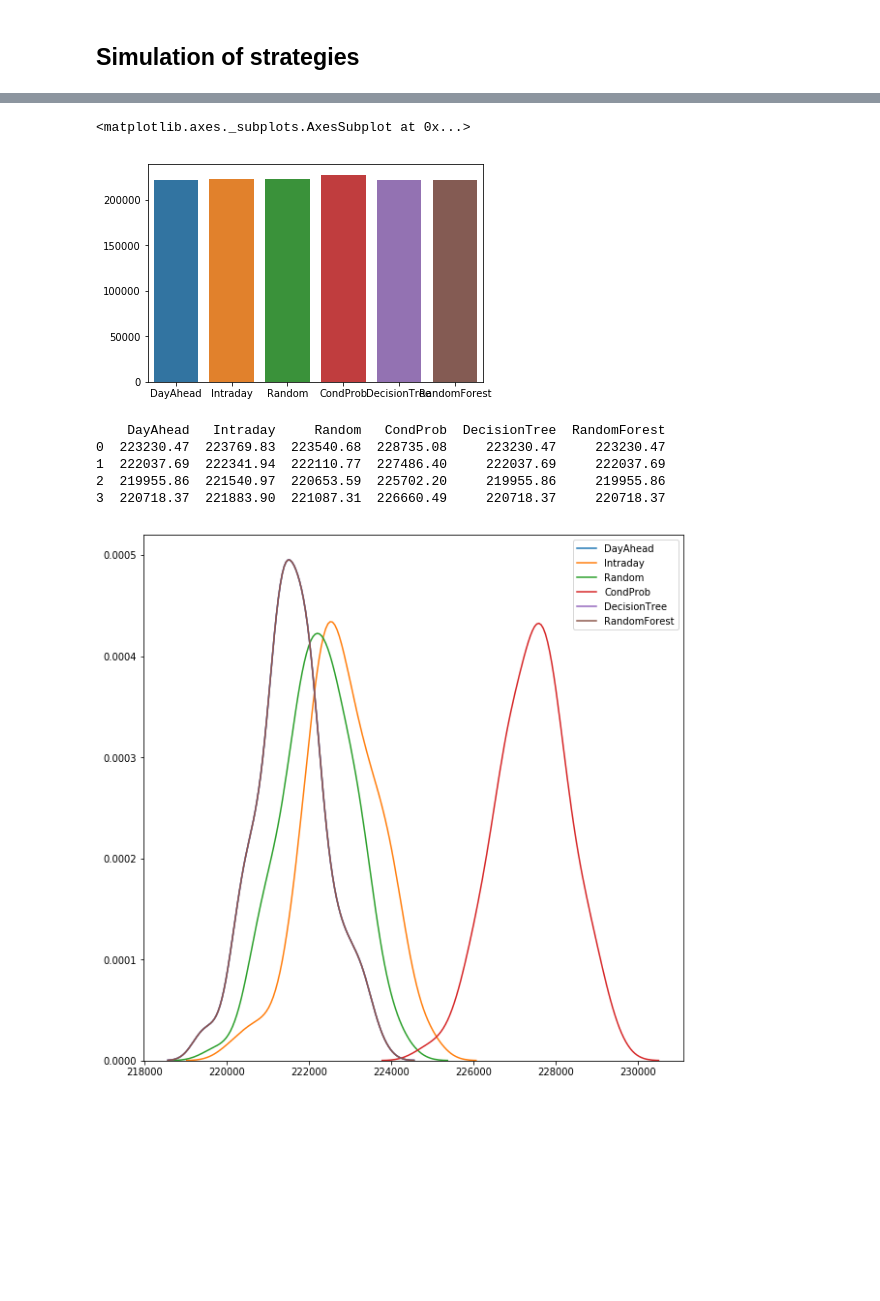
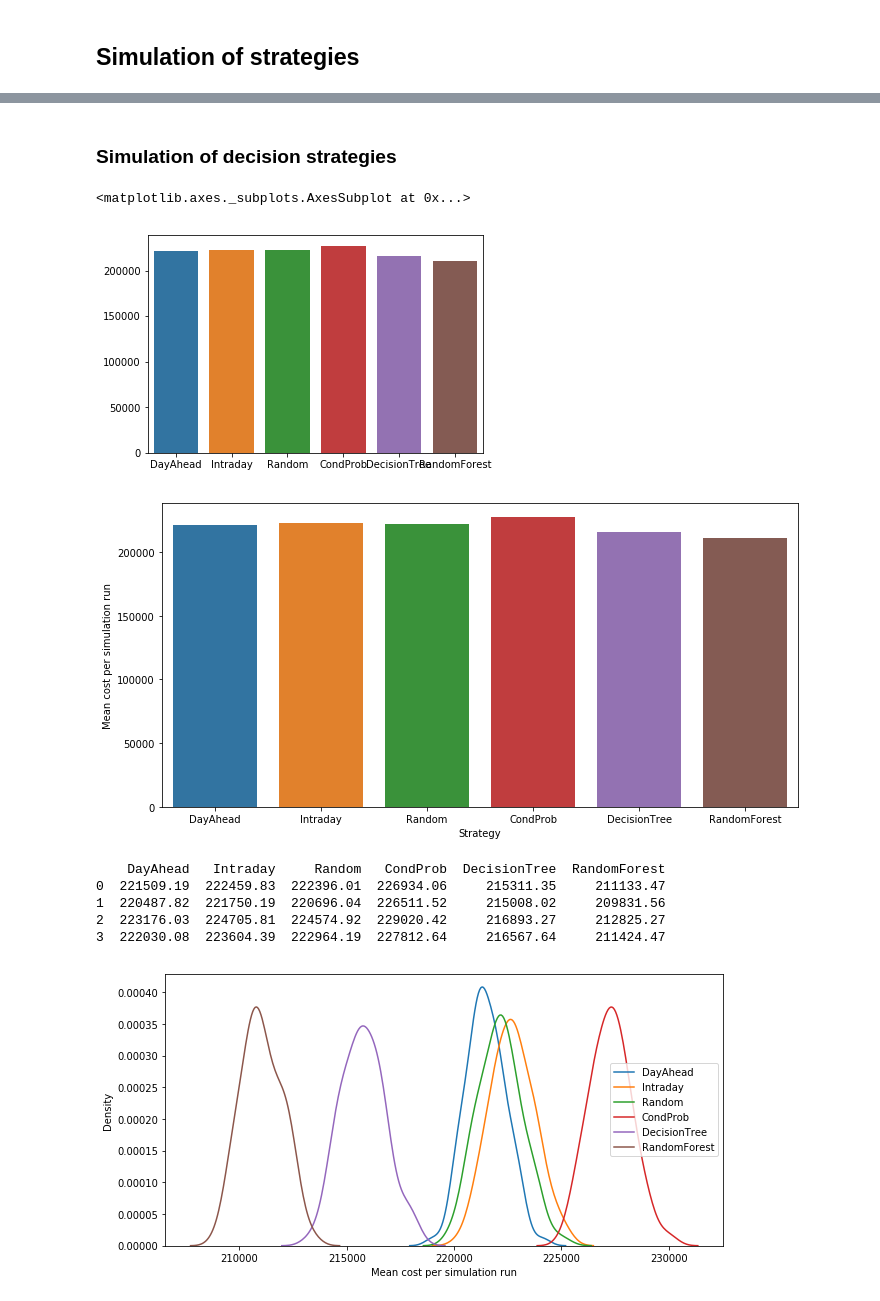
Before and after one commit to mauricepohl/pandas, a Jupyter notebook: 03_modeling/Modeling - Price diff prediction.ipynb, the cells around one changed output, grey strips where cells are left out. Cells and saved outputs as stored; diff of their text form; code cells hidden in the pictures; blank space fills up the shorter version.

Commit message:
Simulation completed

```diff
--- a/03_modeling/Modeling - Price diff prediction.ipynb
+++ b/03_modeling/Modeling - Price diff prediction.ipynb
@@ -358,7 +384,7 @@ features[0:8]
 # %%
 # Method: Naive Bayes
 scores_list = []
-param_range = range(1)
+param_range = range(2)
 for j in range(numberOfRuns):
     X_train, X_test, y_train, y_test = train_test_split(X, y)
     X2 = prepareDataForRegression(X_train)
@@ -509,8 +539,8 @@ def getCostsForRandomForest(X_train, y_train, X_test, data_test):
     pred.columns = ["pred_price_diff"]
     pred.index = data_test.index
     merged = data_test.join(pred)
-    intraday = merged.loc[merged.pred_price_diff<0,:]
-    dayAhead = merged.loc[merged.pred_price_diff>=0,:]
+    intraday = merged.loc[merged.pred_price_diff==0,:]
+    dayAhead = merged.loc[merged.pred_price_diff==1,:]
     return (dayAhead.day_ahead_price.sum(axis=0)+intraday.intraday_price.sum(axis=0))
 
 def getCostsForDecisionTree(X_train, y_train, X_test, data_test):
@@ -521,8 +551,8 @@ def getCostsForDecisionTree(X_train, y_train, X_test, data_test):
     pred.columns = ["pred_price_diff"]
     pred.index = data_test.index
     merged = data_test.join(pred)
-    intraday = merged.loc[merged.pred_price_diff<0,:]
-    dayAhead = merged.loc[merged.pred_price_diff>=0,:]
+    intraday = merged.loc[merged.pred_price_diff==0,:]
+    dayAhead = merged.loc[merged.pred_price_diff==1,:]
     return (dayAhead.day_ahead_price.sum(axis=0)+intraday.intraday_price.sum(axis=0))
 # %%
 # prepare data for solar forecast error prediction
@@ -656,3 +686,5 @@ Normalized confusion matrix
+# %% [markdown]
+### Simulation of decision strategies
 # %%
 methods = ["DayAhead", "Intraday", "Random", "CondProb", "DecisionTree", "RandomForest"]
 methodResults = pd.DataFrame(columns=methods)
@@ -670,23 +702,35 @@ for n in range(100):
     res.append(getCostsForDecisionTree(X_train, y_train, X_test, data_test))
     res.append(getCostsForRandomForest(X_train, y_train, X_test, data_test))
     methodResults.loc[n] = res
-sns.barplot(methodResults.columns.values, methodResults.mean())
 #print(methodResults)
 # %% [output]
 <matplotlib.axes._subplots.AxesSubplot at 0x...>
-[figure, old version]
+[figure, new version]
+# %%
+fig = plt.figure(figsize=(10,5))
+sns.barplot(methodResults.columns.values, methodResults.mean())
+plt.ylabel("Mean cost per simulation run")
+plt.xlabel("Strategy")
+plt.tight_layout()
+plt.show();
+# %% [output]
+[figure, added]
 # %%
-plt.figure(figsize=(10,10))
+fig = plt.figure(figsize=(10,5))
 print(methodResults.head(4))
 for m in range(len(methods)):
     sns.kdeplot(methodResults.loc[:,methods[m]])
+plt.xlabel("Mean cost per simulation run")
+plt.ylabel("Density")
+plt.show();
+fig.savefig('Simulation results.png')
 # %% [output]
     DayAhead   Intraday     Random   CondProb  DecisionTree  RandomForest
-0  223230.47  223769.83  223540.68  228735.08     223230.47     223230.47
-1  222037.69  222341.94  222110.77  227486.40     222037.69     222037.69
-2  219955.86  221540.97  220653.59  225702.20     219955.86     219955.86
-3  220718.37  221883.90  221087.31  226660.49     220718.37     220718.37
+0  221509.19  222459.83  222396.01  226934.06     215311.35     211133.47
+1  220487.82  221750.19  220696.04  226511.52     215008.02     209831.56
+2  223176.03  224705.81  224574.92  229020.42     216893.27     212825.27
+3  222030.08  223604.39  222964.19  227812.64     216567.64     211424.47
-[figure, old version]
+[figure, new version]
 # %%
 print("F-Test to determine if methods produce costs of same distribution")
 stat, p = f_oneway(methodResults["DayAhead"], methodResults["Intraday"], methodResults["Random"], methodResults["Regression"], methodResults["CondProb"], methodResults["RandomForest"])
```
Also changed, not shown: parts of 11 cells of this notebook.
